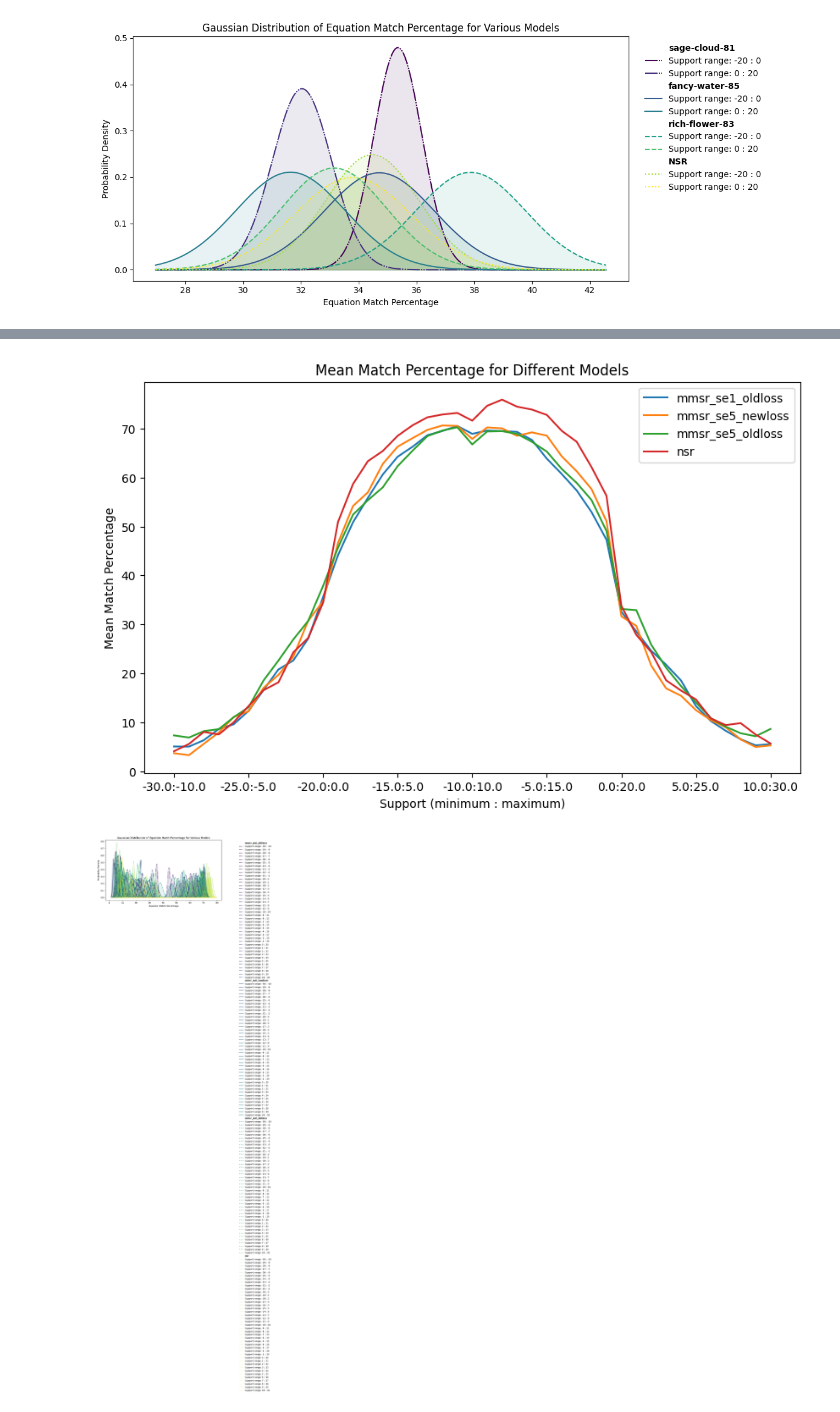
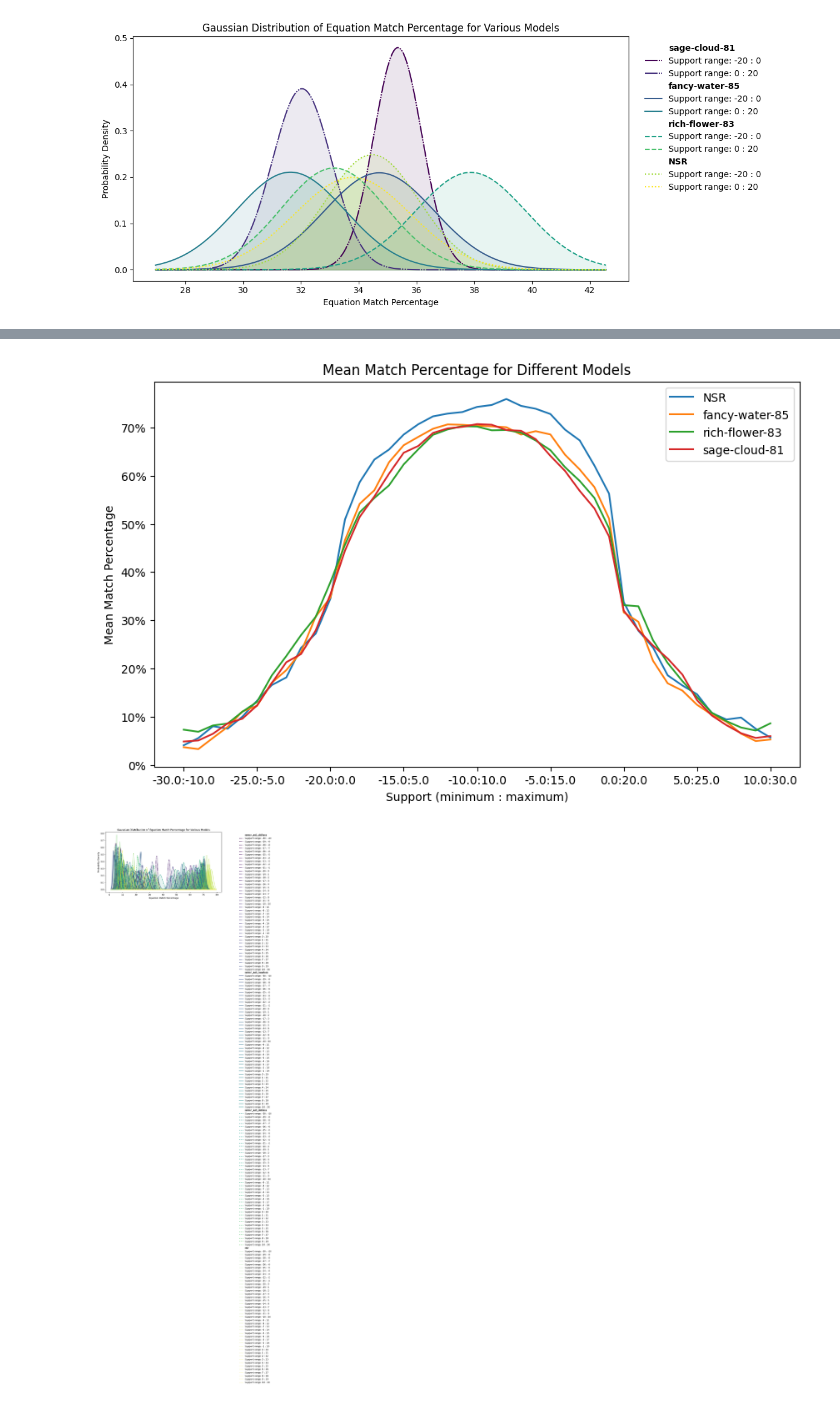
Before and after one commit to fabienmorgan/Self-Supervised_Numerical_Pre-Training_for_Symbolic_Regression, a Jupyter notebook: evalulation_graphs/variance_seed.ipynb, the cells around one changed output, grey strips where cells are left out. Saved outputs shown, nothing was run; the diff lists cells and outputs as text; code cells hidden in the pictures.

Commit message:
Evaluations of the models on different sub ranges

```diff
--- a/evalulation_graphs/variance_seed.ipynb
+++ b/evalulation_graphs/variance_seed.ipynb
@@ -189,6 +191,8 @@ def plot_mean_match_percentage(evaluation_summary):
     ax.set_xlabel('Support (minimum : maximum)')
     ax.set_ylabel('Mean Match Percentage')
     ax.set_title('Mean Match Percentage for Different Models')
+
+    ax.yaxis.set_major_formatter(FuncFormatter(lambda y, _: '{:.0f}%'.format(y)))
     ax.legend()
 
     return fig
@@ -293,12 +291,21 @@ mmsr_newloss_eval.head()
 # %%
 dataframe_meam_match_percentage = evaluation_summary[evaluation_summary['Model'].isin(all_models) &
                                             (evaluation_summary['Maximum Support'] - evaluation_summary['Minimum Support'] == 20) &
-                                            (evaluation_summary['Number of Samples'] == 500)]
+                                            (evaluation_summary['Number of Samples'] == 500)].copy()
 
-fig = plot_mean_match_percentage(evaluation_summary)
+model_name_mapping = {
+    'mmsr_se5_newloss': 'fancy-water-85',
+    'mmsr_se5_oldloss': 'rich-flower-83',
+    'mmsr_se1_oldloss': 'sage-cloud-81',
+    'nsr': 'NSR'
+}
+
+dataframe_meam_match_percentage['Model'] = dataframe_meam_match_percentage['Model'].replace(model_name_mapping)
+
+fig = plot_mean_match_percentage(dataframe_meam_match_percentage)
 fig.show()
 # %% [output]
-[figure, old version]
+[figure, new version]
 # %%
 dataframe_standard_deviaton_all = evaluation_summary[evaluation_summary['Model'].isin(all_models) &
                                             (evaluation_summary['Maximum Support'] - evaluation_summary['Minimum Support'] == 20) &
```
Also changed, not shown: parts of 8 cells of this notebook, 3 other files.
